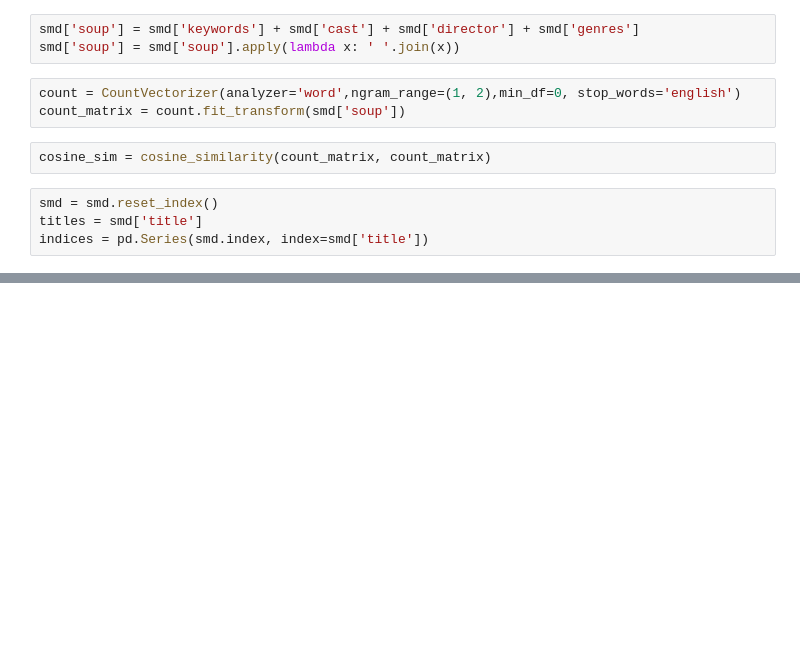
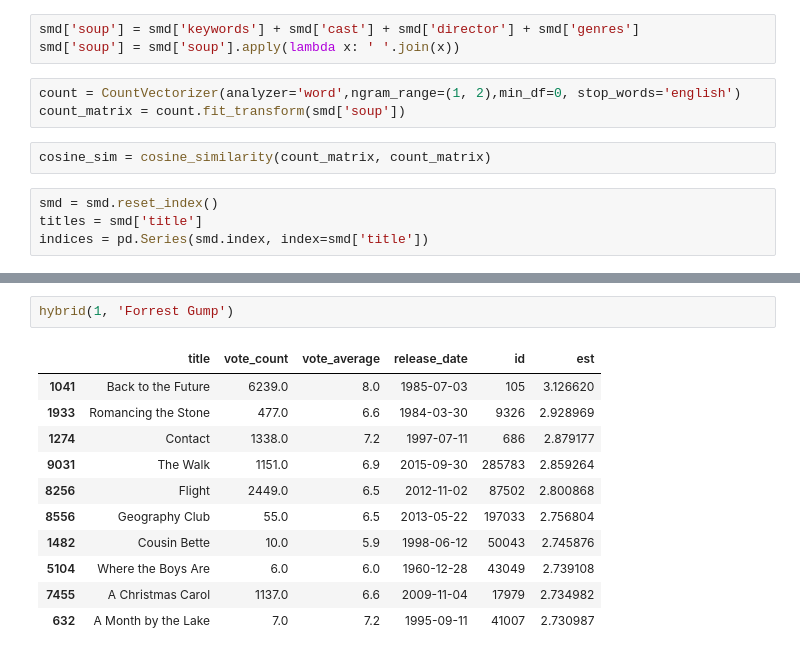
Before and after one commit to e-dzia/recommendation, a Jupyter notebook: lab1/Movie_recommendation_HYBRID.ipynb, the cells around one changed output, grey strips where cells are left out. Cells and saved outputs as stored; diff of their text form; blank space fills up the shorter version.

```diff
--- a/Movie_recommendation_CB.ipynb
+++ b/lab1/Movie_recommendation_HYBRID.ipynb
@@ -855,0 +775,14 @@ improved_recommendations('Pulp Fiction')
+# %%
+hybrid(1, 'Forrest Gump')
+# %% [output]
+|  | title | vote_count | vote_average | release_date | id | est |
+| 1041 | Back to the Future | 6239.0 | 8.0 | 1985-07-03 | 105 | 3.126620 |
+| 1933 | Romancing the Stone | 477.0 | 6.6 | 1984-03-30 | 9326 | 2.928969 |
+| 1274 | Contact | 1338.0 | 7.2 | 1997-07-11 | 686 | 2.879177 |
+| 9031 | The Walk | 1151.0 | 6.9 | 2015-09-30 | 285783 | 2.859264 |
+| 8256 | Flight | 2449.0 | 6.5 | 2012-11-02 | 87502 | 2.800868 |
+| 8556 | Geography Club | 55.0 | 6.5 | 2013-05-22 | 197033 | 2.756804 |
+| 1482 | Cousin Bette | 10.0 | 5.9 | 1998-06-12 | 50043 | 2.745876 |
+| 5104 | Where the Boys Are | 6.0 | 6.0 | 1960-12-28 | 43049 | 2.739108 |
+| 7455 | A Christmas Carol | 1137.0 | 6.6 | 2009-11-04 | 17979 | 2.734982 |
+| 632 | A Month by the Lake | 7.0 | 7.2 | 1995-09-11 | 41007 | 2.730987 |
```
Also changed, not shown: parts of 35 cells of this notebook, 5 other files.
